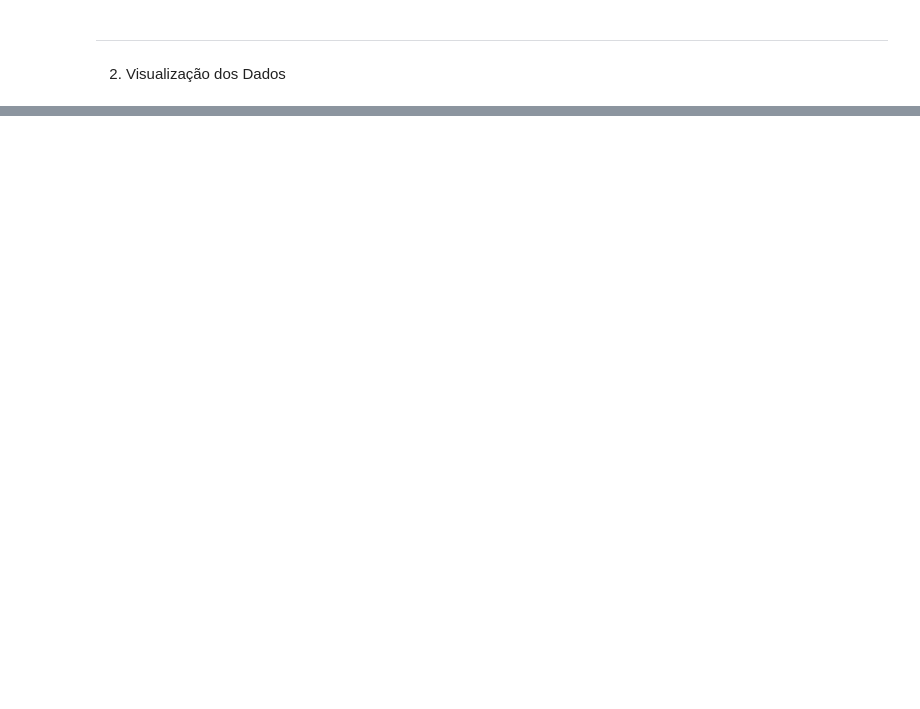
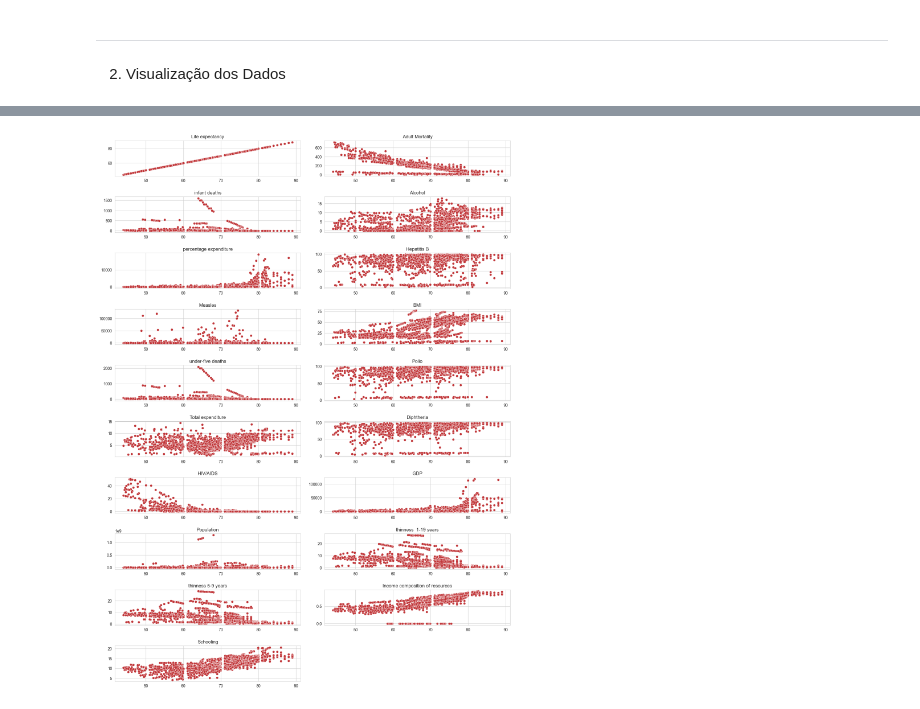
Before and after one commit to altonFreitas/Metodos_Tecnicas_Analise_Dados, a Jupyter notebook: aed.ipynb, the cells around one changed output, grey strips where cells are left out. Saved outputs shown, nothing was run; the diff lists cells and outputs as text; code cells hidden in the pictures; blank space fills up the shorter version.

```diff
--- a/aed.ipynb
+++ b/aed.ipynb
@@ -269,0 +355,24 @@ px.scatter_3d(data.sort_values(by='Year'),y='Adult Mortality',x='Life expectancy
+# %%
+def create_scatterplot(x_axis, column_name):
+
+    # 1- set figure size
+    plt.figure(figsize=(15, 20))
+
+    # 2- loop over services list to plot columns
+    for index, col in enumerate(column_name):
+        plt.subplot((len(column_name) + 1) // 2, 2, index + 1) # create sub-plot
+
+        sns.scatterplot(x = x_axis, y = col, data = data)
+
+        plt.title(col) # set title to each plot
+        plt.xlabel("") # replace x label with empty string
+        plt.ylabel("") # replace y label with empty string
+
+    # 3- set layout between two plots
+    plt.tight_layout(pad = 2)
+
+    plt.show()
+
+create_scatterplot("Life expectancy", numerical_colum)
+# %% [output]
+[figure, added]
```
Also changed, not shown: parts of 39 cells of this notebook.
